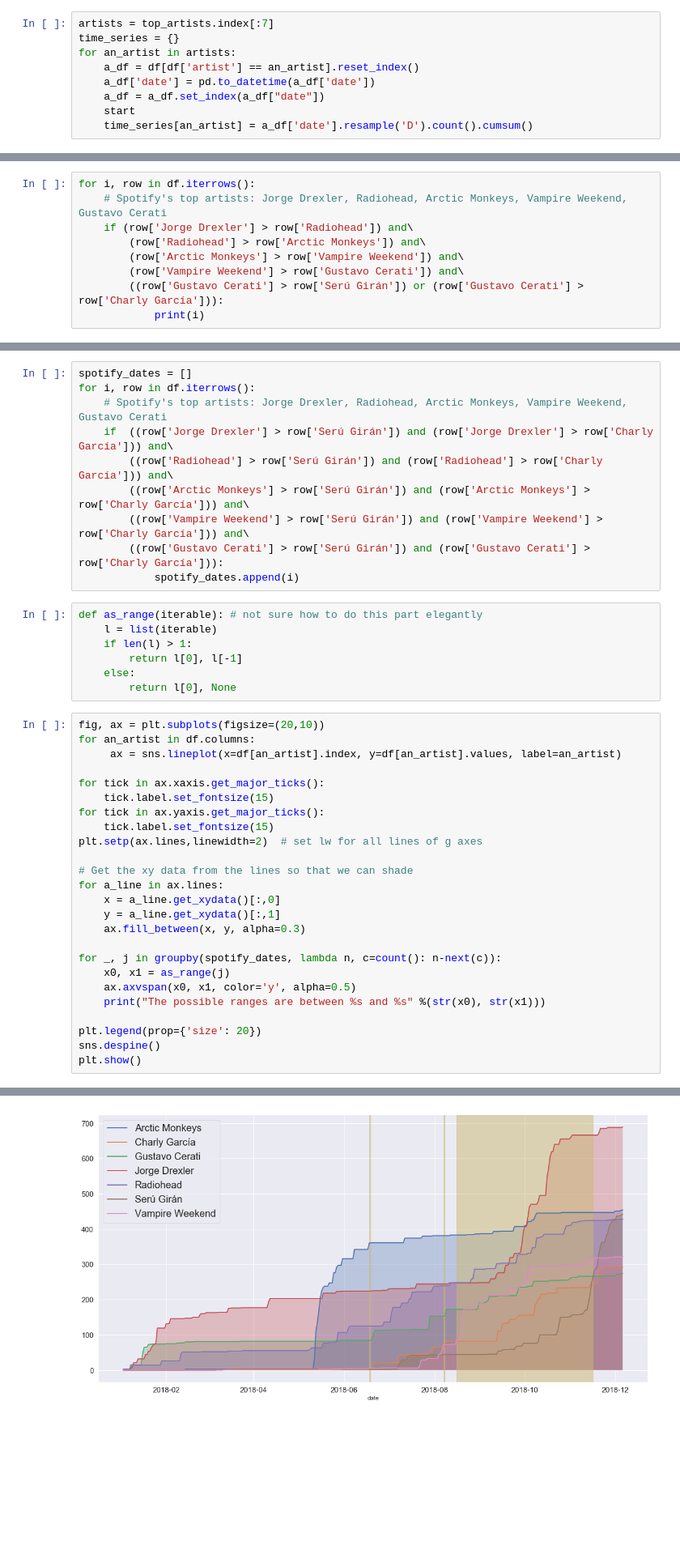
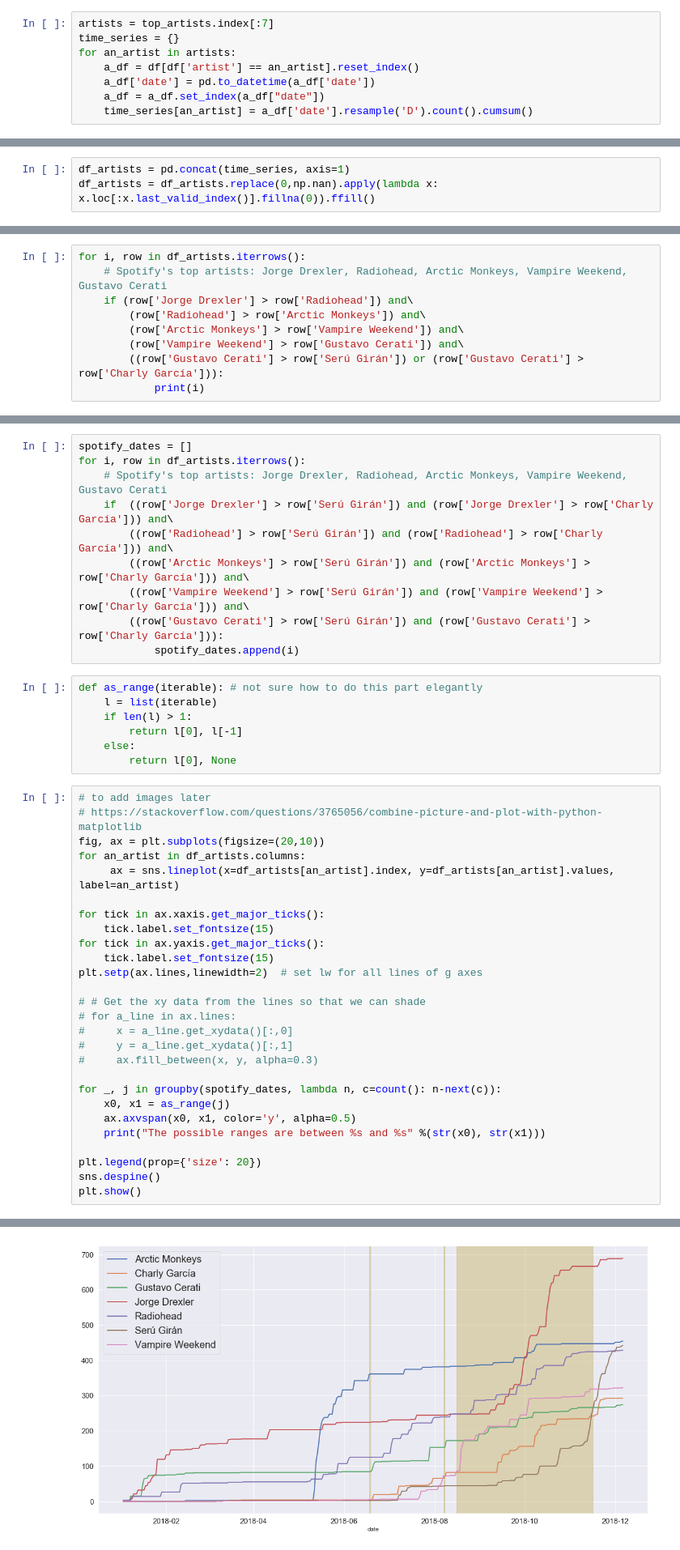
Before and after one commit to alexing/spotify_rewrapped, a Jupyter notebook: wrapped.ipynb, the cells around one changed output, grey strips where cells are left out. Shown at 81% size. Cells and saved outputs as stored; diff of their text form; blank space fills up the shorter version.

```diff
--- a/wrapped.ipynb
+++ b/wrapped.ipynb
@@ -621,7 +608,6 @@ for an_artist in artists:
     a_df = df[df['artist'] == an_artist].reset_index()
     a_df['date'] = pd.to_datetime(a_df['date'])
     a_df = a_df.set_index(a_df["date"])
-    start
     time_series[an_artist] = a_df['date'].resample('D').count().cumsum()
 # %%
 fig, ax = plt.subplots(figsize=(20,10))
@@ -657,9 +637,12 @@ df = df.fillna(0)
+# %%
+df_artists = pd.concat(time_series, axis=1)
+df_artists = df_artists.replace(0,np.nan).apply(lambda x: x.loc[:x.last_valid_index()].fillna(0)).ffill()
 # %% [markdown]
 Spotify's top artists: Jorge Drexler, Radiohead, Arctic Monkeys, Vampire Weekend, Gustavo Cerati
 
 This order never happens.
 # %%
-for i, row in df.iterrows():
+for i, row in df_artists.iterrows():
     # Spotify's top artists: Jorge Drexler, Radiohead, Arctic Monkeys, Vampire Weekend, Gustavo Cerati
     if (row['Jorge Drexler'] > row['Radiohead']) and\
         (row['Radiohead'] > row['Arctic Monkeys']) and\
@@ -671,7 +654,7 @@ for i, row in df.iterrows():
 Let's disregard the order
 # %%
 spotify_dates = []
-for i, row in df.iterrows():
+for i, row in df_artists.iterrows():
     # Spotify's top artists: Jorge Drexler, Radiohead, Arctic Monkeys, Vampire Weekend, Gustavo Cerati
     if  ((row['Jorge Drexler'] > row['Serú Girán']) and (row['Jorge Drexler'] > row['Charly García'])) and\
         ((row['Radiohead'] > row['Serú Girán']) and (row['Radiohead'] > row['Charly García'])) and\
@@ -687,32 +670,34 @@ def as_range(iterable): # not sure how to do this part elegantly
     else:
         return l[0], None
 # %%
+# to add images later
+# https://stackoverflow.com/questions/3765056/combine-picture-and-plot-with-python-matplotlib
 fig, ax = plt.subplots(figsize=(20,10))
-for an_artist in df.columns:
-     ax = sns.lineplot(x=df[an_artist].index, y=df[an_artist].values, label=an_artist)
+for an_artist in df_artists.columns:
+     ax = sns.lineplot(x=df_artists[an_artist].index, y=df_artists[an_artist].values, label=an_artist)
 
 for tick in ax.xaxis.get_major_ticks():
     tick.label.set_fontsize(15)
 for tick in ax.yaxis.get_major_ticks():
     tick.label.set_fontsize(15)
 plt.setp(ax.lines,linewidth=2)  # set lw for all lines of g axes
 
-# Get the xy data from the lines so that we can shade
-for a_line in ax.lines:
-    x = a_line.get_xydata()[:,0]
-    y = a_line.get_xydata()[:,1]
-    ax.fill_between(x, y, alpha=0.3)
+# # Get the xy data from the lines so that we can shade
+# for a_line in ax.lines:
+#     x = a_line.get_xydata()[:,0]
+#     y = a_line.get_xydata()[:,1]
+#     ax.fill_between(x, y, alpha=0.3)
 
 for _, j in groupby(spotify_dates, lambda n, c=count(): n-next(c)):
     x0, x1 = as_range(j)
     ax.axvspan(x0, x1, color='y', alpha=0.5)
     print("The possible ranges are between %s and %s" %(str(x0), str(x1)))
 
 plt.legend(prop={'size': 20})
 sns.despine()
 plt.show()
 # %% [output]
 The possible ranges are between 2018-06-18 00:00:00 and 2018-06-19 00:00:00
 The possible ranges are between 2018-08-07 00:00:00 and 2018-08-08 00:00:00
 The possible ranges are between 2018-08-16 00:00:00 and 2018-11-16 00:00:00
-[figure, old version]
+[figure, new version]
```
Also changed, not shown: parts of 31 cells of this notebook.
